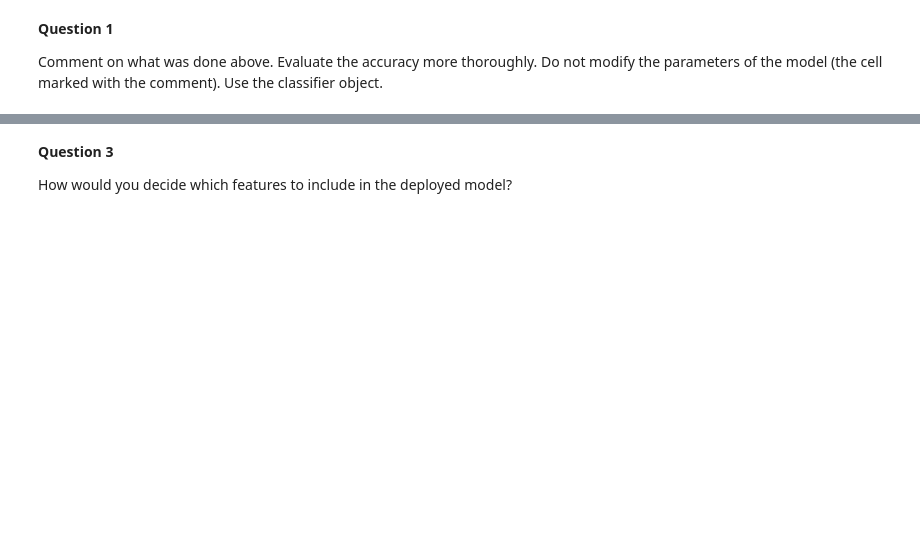
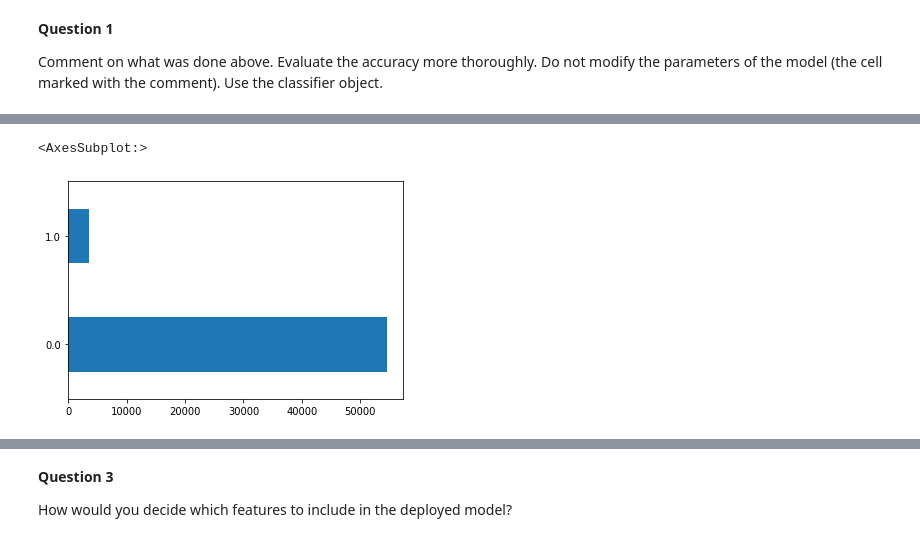
Before and after one commit to zaghlol94/ds_datascience_challenge, a Jupyter notebook: data_science_challnge.ipynb, the cells around one changed output, grey strips where cells are left out. Cells and saved outputs as stored; diff of their text form; code cells hidden in the pictures; blank space fills up the shorter version.

```diff
--- a/data_science_challnge.ipynb
+++ b/data_science_challnge.ipynb
@@ -41,0 +84,5 @@ Should you get more training data?
+# %%
+df[54].value_counts().plot(kind = 'barh')
+# %% [output]
+<AxesSubplot:>
+[figure, added]
```
Also changed, not shown: parts of 74 cells of this notebook.
